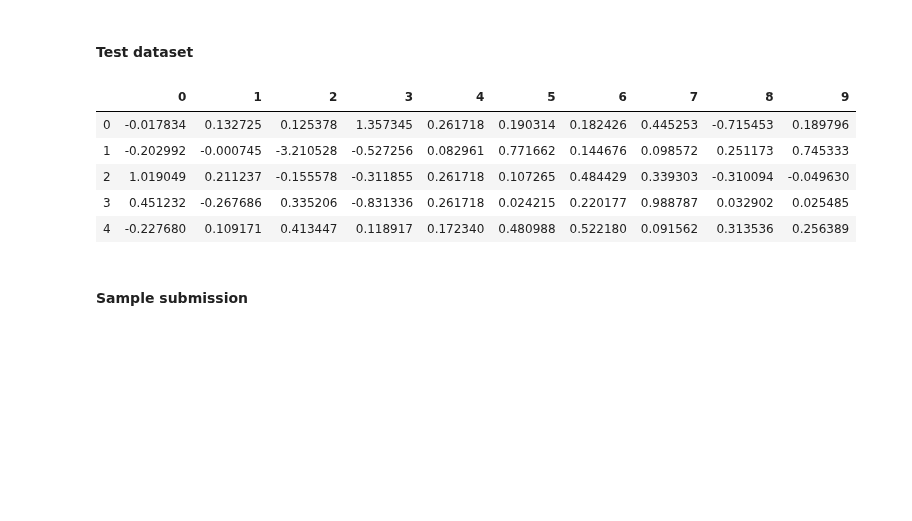
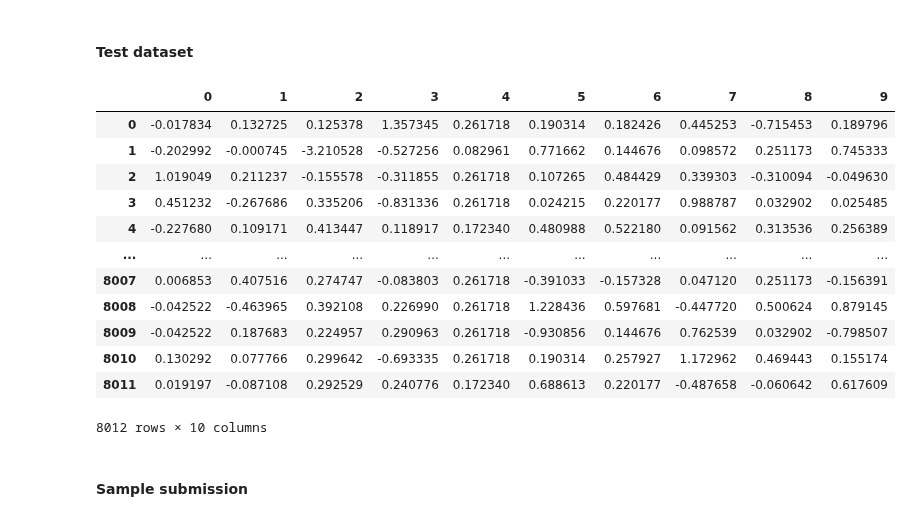
Before and after one commit to Clapiniella/lab-avila-bible, a Jupyter notebook: your-code/main.ipynb, the cells around one changed output. Cells and saved outputs as stored; diff of their text form; code cells hidden in the pictures; blank space fills up the shorter version.

```diff
--- a/your-code/main.ipynb
+++ b/your-code/main.ipynb
@@ -50,14 +59,21 @@ train_dataset.head()
 # %%
 test_dataset = pd.read_csv('../data/test_dataset.csv', index_col=0)
 # %%
-test_dataset.head()
+test_dataset
 # %% [output]
 |  | 0 | 1 | 2 | 3 | 4 | 5 | 6 | 7 | 8 | 9 |
 | 0 | -0.017834 | 0.132725 | 0.125378 | 1.357345 | 0.261718 | 0.190314 | 0.182426 | 0.445253 | -0.715453 | 0.189796 |
 | 1 | -0.202992 | -0.000745 | -3.210528 | -0.527256 | 0.082961 | 0.771662 | 0.144676 | 0.098572 | 0.251173 | 0.745333 |
 | 2 | 1.019049 | 0.211237 | -0.155578 | -0.311855 | 0.261718 | 0.107265 | 0.484429 | 0.339303 | -0.310094 | -0.049630 |
 | 3 | 0.451232 | -0.267686 | 0.335206 | -0.831336 | 0.261718 | 0.024215 | 0.220177 | 0.988787 | 0.032902 | 0.025485 |
 | 4 | -0.227680 | 0.109171 | 0.413447 | 0.118917 | 0.172340 | 0.480988 | 0.522180 | 0.091562 | 0.313536 | 0.256389 |
+| ... | ... | ... | ... | ... | ... | ... | ... | ... | ... | ... |
+| 8007 | 0.006853 | 0.407516 | 0.274747 | -0.083803 | 0.261718 | -0.391033 | -0.157328 | 0.047120 | 0.251173 | -0.156391 |
+| 8008 | -0.042522 | -0.463965 | 0.392108 | 0.226990 | 0.261718 | 1.228436 | 0.597681 | -0.447720 | 0.500624 | 0.879145 |
+| 8009 | -0.042522 | 0.187683 | 0.224957 | 0.290963 | 0.261718 | -0.930856 | 0.144676 | 0.762539 | 0.032902 | -0.798507 |
+| 8010 | 0.130292 | 0.077766 | 0.299642 | -0.693335 | 0.261718 | 0.190314 | 0.257927 | 1.172962 | 0.469443 | 0.155174 |
+| 8011 | 0.019197 | -0.087108 | 0.292529 | 0.240776 | 0.172340 | 0.688613 | 0.220177 | -0.487658 | -0.060642 | 0.617609 |
+8012 rows × 10 columns
 # %% [markdown]
 #### Sample submission
 # %%
```
Also changed, not shown: parts of 41 cells of this notebook.
